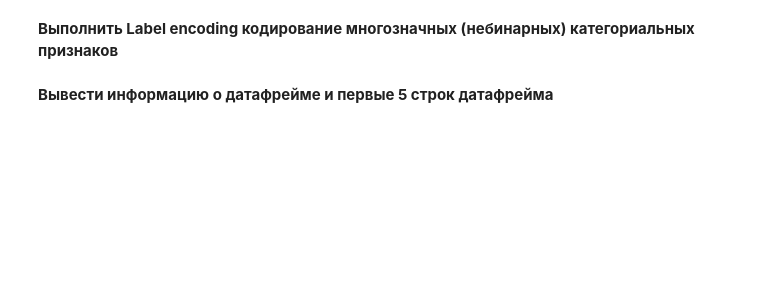
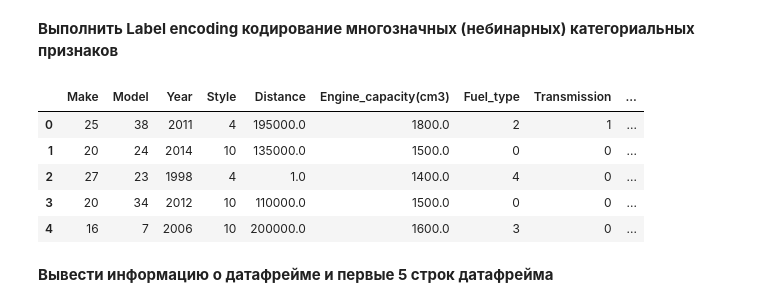
Before and after one commit to Mshkss/Study, a Jupyter notebook: Python/AI basics/P2/Task2_Сars_Empty.ipynb, the cells around one changed output. Saved outputs shown, nothing was run; the diff lists cells and outputs as text; code cells hidden in the pictures; blank space fills up the shorter version.

```diff
--- a/Python/AI basics/P2/Task2_Сars_Empty.ipynb
+++ b/Python/AI basics/P2/Task2_Сars_Empty.ipynb
@@ -174,3 +245,21 @@ dtype: object
+# %%
+from sklearn.preprocessing import LabelEncoder
+df_se = dataset.copy()
+multi_cat_columns = ["Make", "Model", "Style", "Fuel_type"]
+
+# Применяем LabelEncoder к каждому признаку
+le = LabelEncoder()
+for col in multi_cat_columns:
+    df_se[col] = le.fit_transform(df_se[col])
+
+df_se.head()
+# %% [output]
+|  | Make | Model | Year | Style | Distance | Engine_capacity(cm3) | Fuel_type | Transmission | ... |
+| 0 | 25 | 38 | 2011 | 4 | 195000.0 | 1800.0 | 2 | 1 | ... |
+| 1 | 20 | 24 | 2014 | 10 | 135000.0 | 1500.0 | 0 | 0 | ... |
+| 2 | 27 | 23 | 1998 | 4 | 1.0 | 1400.0 | 4 | 0 | ... |
+| 3 | 20 | 34 | 2012 | 10 | 110000.0 | 1500.0 | 0 | 0 | ... |
+| 4 | 16 | 7 | 2006 | 10 | 200000.0 | 1600.0 | 3 | 0 | ... |
 # %% [markdown]
 **Вывести информацию о датафрейме и первые 5 строк датафрейма**
 # %%
```
Also changed, not shown: parts of 28 cells of this notebook, 1 other file.
